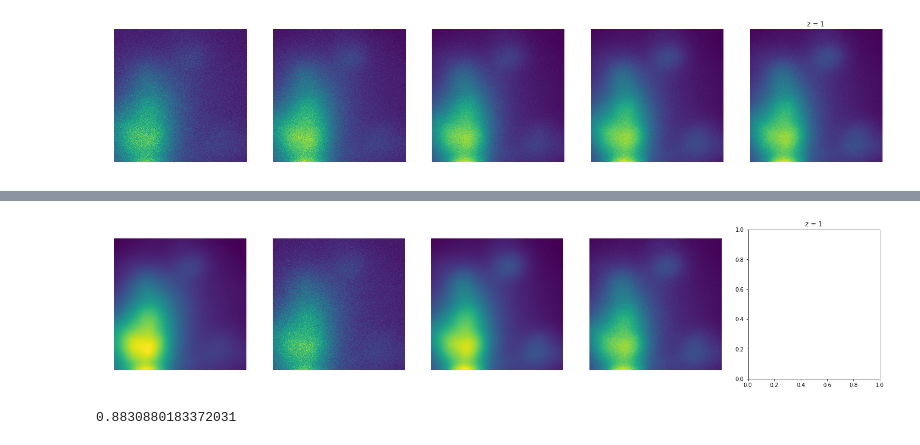
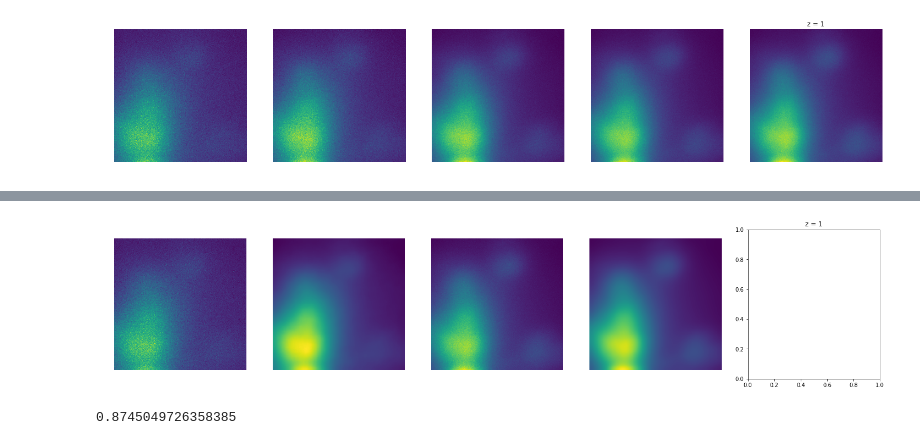
Before and after one commit to NYU-CDS-Capstone-Project/CellVision, a Jupyter notebook: notebooks/non_local_means_comparison.ipynb, the cells around one changed output, grey strips where cells are left out. Cells and saved outputs as stored; diff of their text form; code cells hidden in the pictures.

Commit message:
adding multiple nl means comparison

```diff
--- a/notebooks/non_local_means_comparison.ipynb
+++ b/notebooks/non_local_means_comparison.ipynb
@@ -22,10 +22,3 @@ imsk = io.imread(path_to_data)
 imsk.shape
 # %% [output]
 (700, 512, 512)
-# %%
-# Convert everything to scaled floating values
-scaled_imgs = []
-for i in range(0,imsk.shape[0]):
-#     print(imsk[i,:,:])
-    scaled_imgs.append(img_as_float(imsk[i,:,:].astype(np.uint)))
-print(scaled_imgs[0])
@@ -79,7 +90,0 @@ print(ssim(scaled_imgs[5],scaled_imgs[5],data_range=_max-_min))
-# %%
-denoised_imgs = []
-for i, scaled_img in enumerate(scaled_imgs):
-    print(i)
-    denoised_imgs.append(denoise_nl_means(scaled_img))
-    if i > 6:
-        break
@@ -94,0 +95,16 @@ for i, scaled_img in enumerate(scaled_imgs):
+# %%
+denoised_imgs_1 = []
+denoised_imgs_2 = []
+denoised_imgs_3 = []
+denoised_imgs_4 = []
+denoised_imgs_5 = []
+denoised_imgs_6 = []
+for i in range(0,5):
+    denoised_imgs_1.append(denoise_nl_means(scaled_imgs_1[i]))
+    denoised_imgs_2.append(denoise_nl_means(scaled_imgs_2[i]))
+    denoised_imgs_3.append(denoise_nl_means(scaled_imgs_3[i]))
+    denoised_imgs_4.append(denoise_nl_means(scaled_imgs_4[i]))
+    denoised_imgs_5.append(denoise_nl_means(scaled_imgs_5[i]))
+    denoised_imgs_6.append(denoise_nl_means(scaled_imgs_6[i]))
+    print(i)
+print(denoised_imgs_1[0])
@@ -95,19 +130,19 @@ for i, scaled_img in enumerate(scaled_imgs):
 # %%
 fig, ax = plt.subplots(ncols=5, nrows=1, figsize=(25,5))
 # ax[0].imshow(imsk_nl[0]);
-ax[0].imshow(denoised_imgs[0]);
+ax[0].imshow(scaled_imgs_1[0]);
 ax[0].axis('off')
-ax[1].imshow(scaled_imgs[0]);
+ax[1].imshow(denoised_imgs_1[0]);
 ax[1].axis('off')
-ax[2].imshow(denoised_imgs[5]);
+ax[2].imshow(scaled_imgs_5[0]);
 ax[2].axis('off')
-ax[3].imshow(scaled_imgs[5]);
+ax[3].imshow(denoised_imgs_5[0]);
 ax[3].axis('off')
 plt.title('z = '+str(1))
 plt.show()
 
-print(ssim(denoised_imgs[4],scaled_imgs[5],data_range=_max-_min))
+print(ssim(denoised_imgs_4[0],scaled_imgs_5[0],data_range=_max-_min))
 # %% [output]
-[figure, old version]
+[figure, new version]
-0.8830880183372031
+0.8745049726358385
 # %%
```
Also changed, not shown: parts of 9 cells of this notebook.
